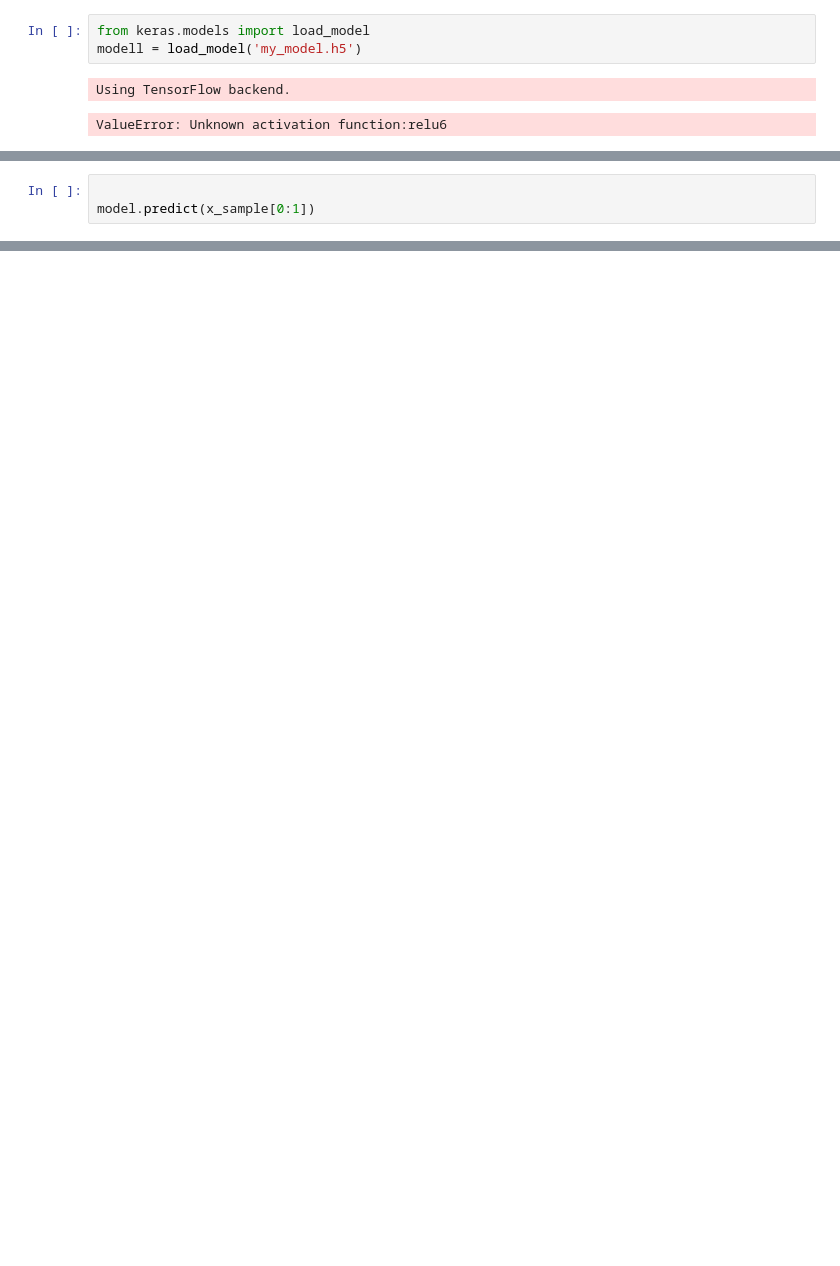
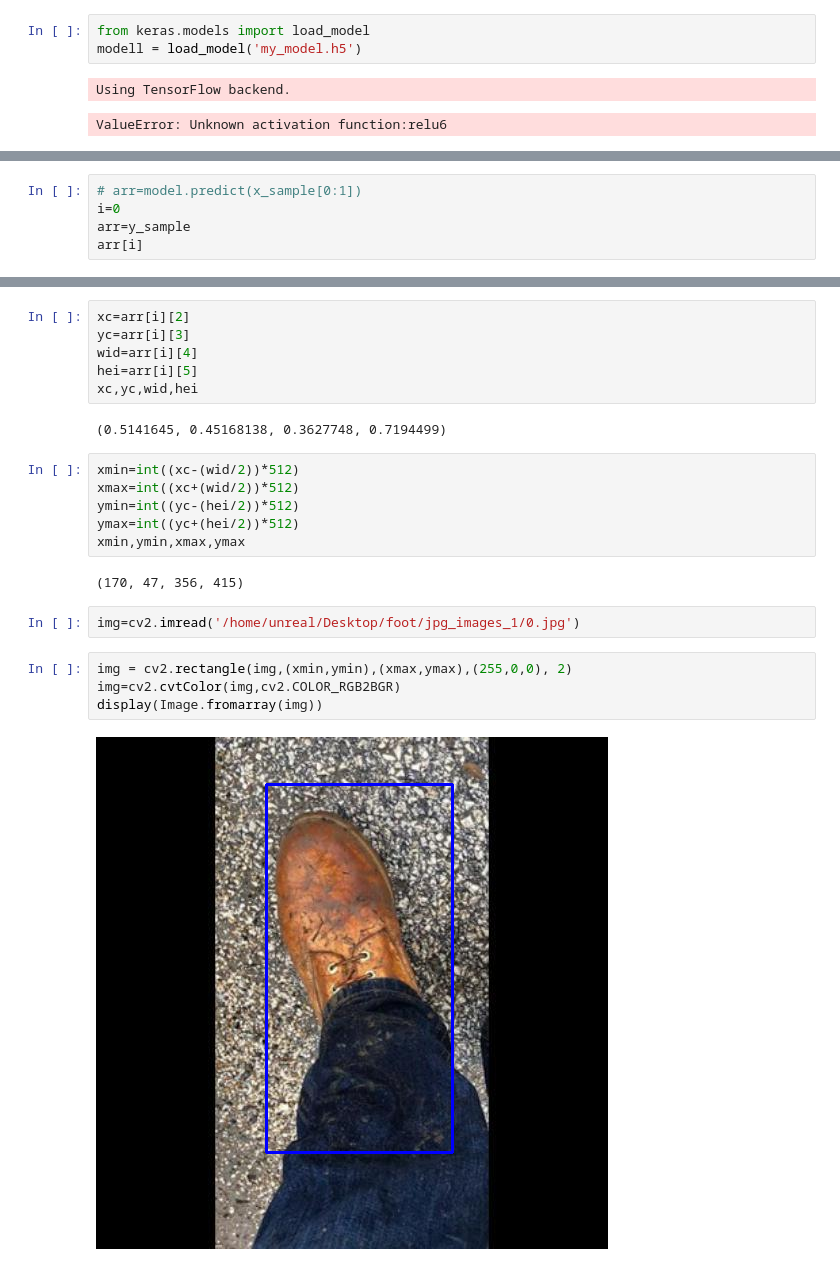
Before and after one commit to Deadsec69/foot_detecion, a Jupyter notebook: foot/Untitled Folder/foot_exp.ipynb, the cells around one changed output, grey strips where cells are left out. Saved outputs shown, nothing was run; the diff lists cells and outputs as text; blank space fills up the shorter version.

```diff
--- a/foot/Untitled Folder/foot_exp.ipynb
+++ b/foot/Untitled Folder/foot_exp.ipynb
@@ -576,4 +670,6 @@ model.load_weights('my_model.h5')
 # %%
-
-model.predict(x_sample[0:1])
+# arr=model.predict(x_sample[0:1])
+i=0
+arr=y_sample
+arr[i]
 # %% [output]
@@ -583,0 +678,24 @@ array([[-5.366602  ,  9.475054  ,  0.18574707,  0.96382654,  0.41741613,
+# %%
+xc=arr[i][2]
+yc=arr[i][3]
+wid=arr[i][4]
+hei=arr[i][5]
+xc,yc,wid,hei
+# %% [output]
+(0.5141645, 0.45168138, 0.3627748, 0.7194499)
+# %%
+xmin=int((xc-(wid/2))*512)
+xmax=int((xc+(wid/2))*512)
+ymin=int((yc-(hei/2))*512)
+ymax=int((yc+(hei/2))*512)
+xmin,ymin,xmax,ymax
+# %% [output]
+(170, 47, 356, 415)
+# %%
+img=cv2.imread('/home/unreal/Desktop/foot/jpg_images_1/0.jpg')
+# %%
+img = cv2.rectangle(img,(xmin,ymin),(xmax,ymax),(255,0,0), 2)
+img=cv2.cvtColor(img,cv2.COLOR_RGB2BGR)
+display(Image.fromarray(img))
+# %% [output]
+[figure, added]
```
Also changed, not shown: parts of 50 cells of this notebook, 5 other files.
